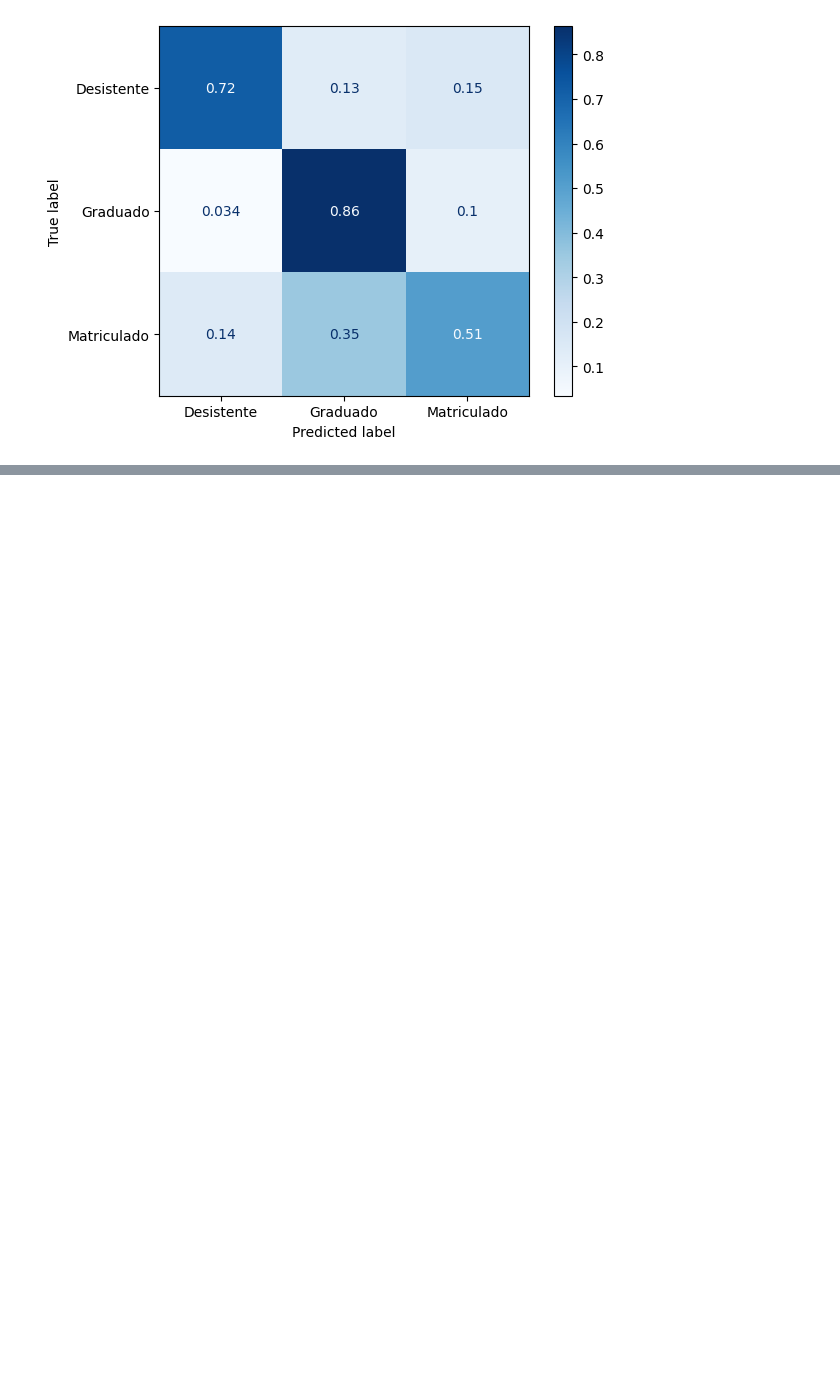
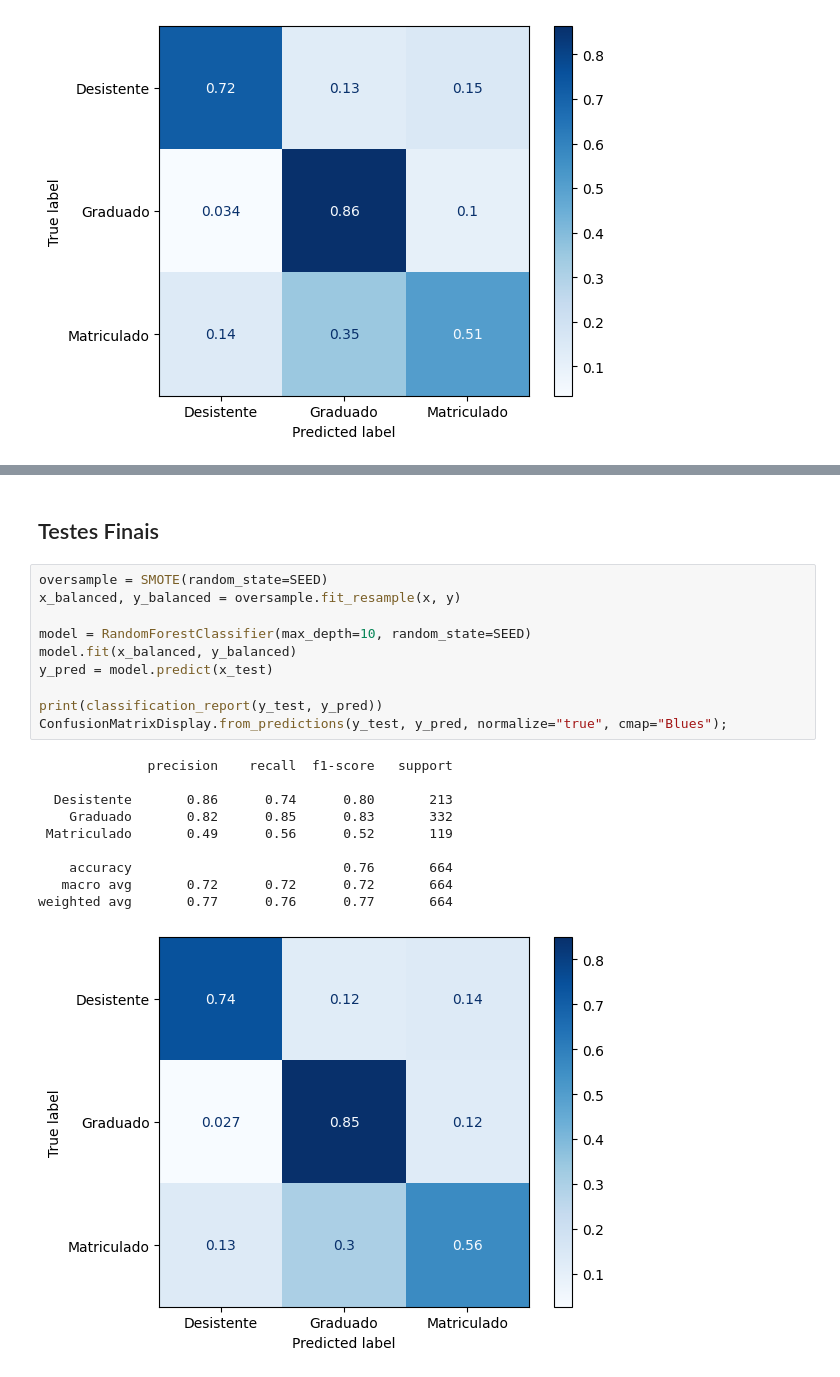
Before and after one commit to ledsouza/machine-learning-students-dropout, a Jupyter notebook: notebooks/classificacao.ipynb, the cells around one changed output, grey strips where cells are left out. Saved outputs shown, nothing was run; the diff lists cells and outputs as text; blank space fills up the shorter version.

Commit message:
testes finais do modelo

```diff
--- a/notebooks/classificacao.ipynb
+++ b/notebooks/classificacao.ipynb
@@ -384,0 +406,23 @@ weighted avg       0.76      0.75      0.75       940
+# %% [markdown]
+## Testes Finais
+# %%
+oversample = SMOTE(random_state=SEED)
+x_balanced, y_balanced = oversample.fit_resample(x, y)
+
+model = RandomForestClassifier(max_depth=10, random_state=SEED)
+model.fit(x_balanced, y_balanced)
+y_pred = model.predict(x_test)
+
+print(classification_report(y_test, y_pred))
+ConfusionMatrixDisplay.from_predictions(y_test, y_pred, normalize="true", cmap="Blues");
+# %% [output]
+              precision    recall  f1-score   support
+
+  Desistente       0.86      0.74      0.80       213
+    Graduado       0.82      0.85      0.83       332
+ Matriculado       0.49      0.56      0.52       119
+
+    accuracy                           0.76       664
+   macro avg       0.72      0.72      0.72       664
+weighted avg       0.77      0.76      0.77       664
+[figure, added]
```
Also changed, not shown: parts of 3 cells of this notebook.
